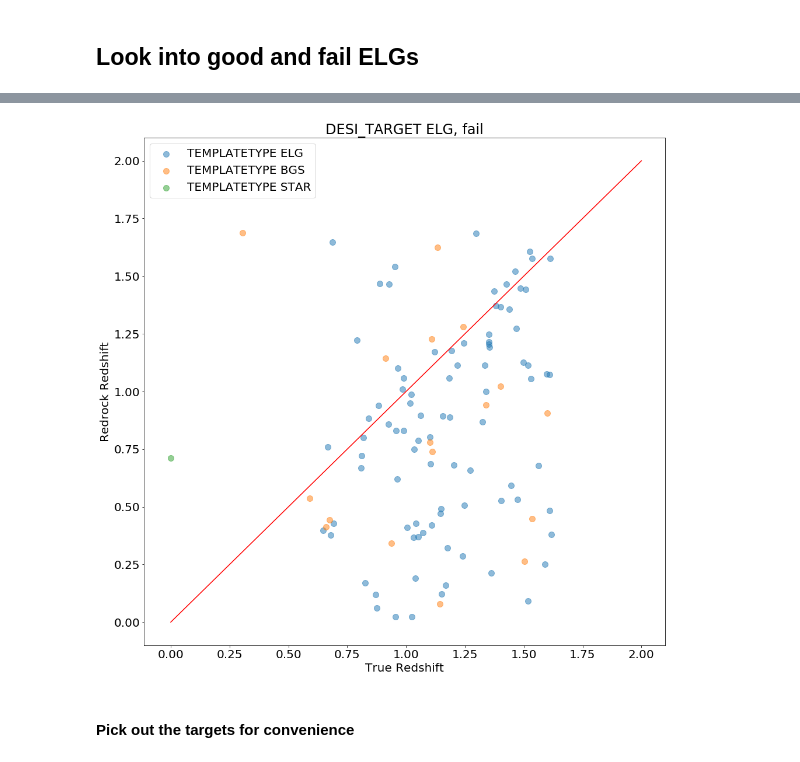
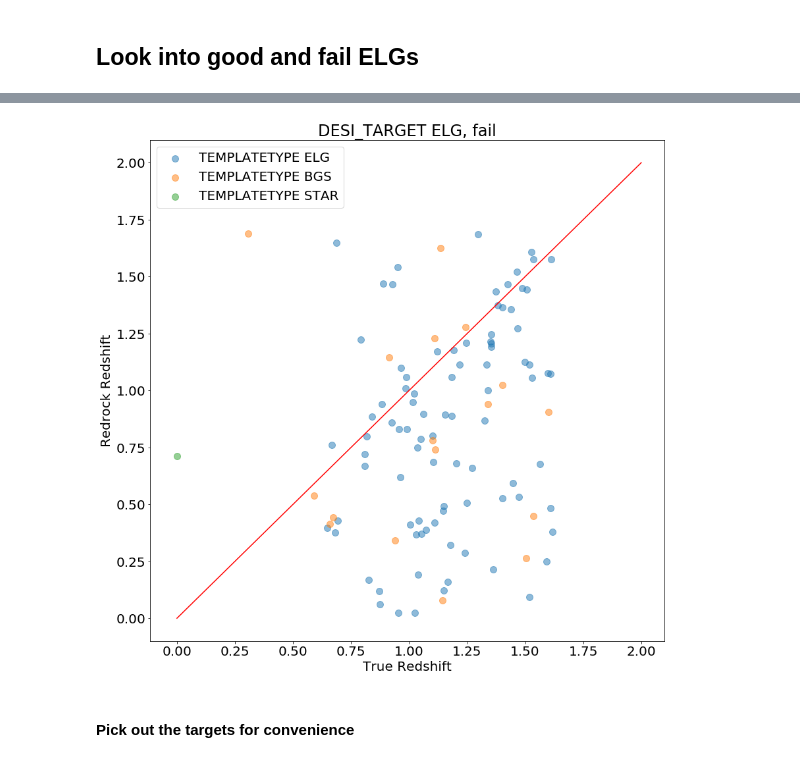
Before and after one commit to Yucheng-Zhang/desi_nbs, a Jupyter notebook: elg_zfails.ipynb, the cells around one changed output, grey strips where cells are left out. Cells and saved outputs as stored; diff of their text form; code cells hidden in the pictures.

```diff
--- a/elg_zfails.ipynb
+++ b/elg_zfails.ipynb
@@ -99,7 +99,7 @@ ztruth
 # %% [markdown]
 #### Simple plot of True z vs Redrock z for `TEMPLATETYPE` ELGs
 # %%
-rcParams['figure.figsize'] = [16, 16]
+rcParams['figure.figsize'] = [14, 14]
 rcParams['font.size'] = 20
 fig, (ax) = plt.subplots(1, 1)
 # y = x line
@@ -246,7 +246,7 @@ print(len(ztruth[rr_elg_mask][res_mask_bgs]), len(ztruth[rr_elg_mask][res_mask_s
 # %% [markdown]
 - It seems that all `TEMPLATETYPE` ELGs are `DESI_TARGET` ELGs, while some BGS's and STARs are also `DESI_TARGET` ELGs.
 # %%
-rcParams['figure.figsize'] = [16, 16]
+rcParams['figure.figsize'] = [14, 14]
 rcParams['font.size'] = 20
 fig, (ax) = plt.subplots(1, 1)
 # y = x line
@@ -275,7 +275,7 @@ plt.show()
 # %% [markdown]
 #### Plot `DESI_TARGET` ELGs with good, fail, miss and lost
 # %%
-rcParams['figure.figsize'] = [16, 16]
+rcParams['figure.figsize'] = [14, 14]
 rcParams['font.size'] = 20
 fig, (ax) = plt.subplots(1, 1)
 # y = x line
@@ -328,32 +328,32 @@ for tt in set(ztruth[fail_mask]['TEMPLATETYPE']):
 for tt in set(ztruth[good_mask]['TEMPLATETYPE']):
     good_tt_masks[tt] = ztruth[good_mask]['TEMPLATETYPE']==tt
 # %%
-rcParams['figure.figsize'] = [16, 16]
+rcParams['figure.figsize'] = [14, 14]
 rcParams['font.size'] = 20
 fig, (ax) = plt.subplots(1, 1)
 # y = x line
 ax.plot([0, 2], [0, 2], 'r-')
 
 ax.scatter(ztruth[fail_mask][fail_tt_masks['ELG']]['TRUEZ'], ztruth[fail_mask][fail_tt_masks['ELG']]['Z'],
            c='tab:blue', s=100, alpha=0.5, label='TEMPLATETYPE ELG')
 ax.scatter(ztruth[fail_mask][fail_tt_masks['BGS']]['TRUEZ'], ztruth[fail_mask][fail_tt_masks['BGS']]['Z'],
            c='tab:orange', s=100, alpha=0.5, label='TEMPLATETYPE BGS')
 ax.scatter(ztruth[fail_mask][fail_tt_masks['STAR']]['TRUEZ'], ztruth[fail_mask][fail_tt_masks['STAR']]['Z'],
            c='tab:green', s=100, alpha=0.5, label='TEMPLATETYPE STAR')
 
 
 # ax.set_xlim(0, 2)
 ax.set_xlabel('True Redshift')
 
 # ax.set_ylim(0, 2)
 ax.set_ylabel('Redrock Redshift')
 
 ax.set_title('DESI_TARGET ELG, fail')
 ax.legend()
 
 plt.show()
 # %% [output]
-[figure, old version]
+[figure, new version]
 # %% [markdown]
 #### Pick out the targets for convenience
 # %%
```
Also changed, not shown: parts of 33 cells of this notebook, 3 other files.
